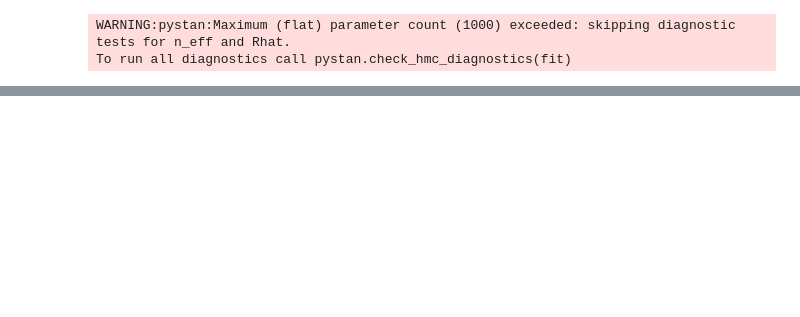
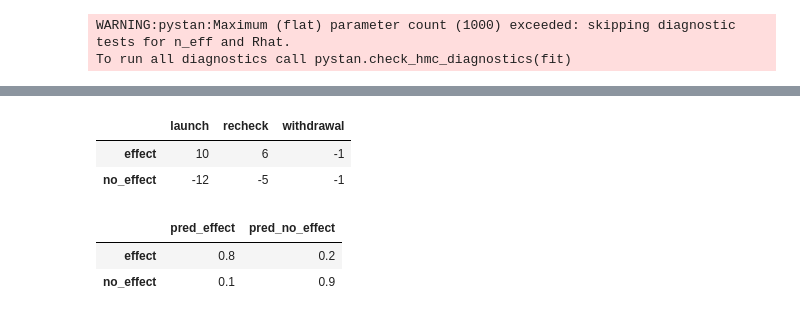
Before and after one commit to MasaAsami/LT_DecisionAnalysis, a Jupyter notebook: lt_decision_analysis.ipynb, the cells around one changed output, grey strips where cells are left out. Drawn from its saved outputs; the diff is of its cells as text; code cells hidden in the pictures; blank space fills up the shorter version.

```diff
--- a/lt_decision_analysis.ipynb
+++ b/lt_decision_analysis.ipynb
@@ -579,0 +629,27 @@ WARNING:matplotlib.font_manager:findfont: Font family ['sans-serif'] not found.
+# %%
+payoff_table = pd.DataFrame(
+    {
+        "launch" : [ 10,  -12],
+        "recheck" : [ 6,  -5 ],
+        "withdrawal" : [ -1,  -1 ],
+    }
+    ,index = ["effect", "no_effect"]
+)
+payoff_table
+# %% [output]
+|  | launch | recheck | withdrawal |
+| effect | 10 | 6 | -1 |
+| no_effect | -12 | -5 | -1 |
+# %%
+f_state = pd.DataFrame(
+    {
+        "pred_effect" : [ 0.8, 0.1 ],
+        "pred_no_effect" : [ 0.2,  0.9 ],
+    }
+    ,index = ["effect", "no_effect"]
+)
+f_state
+# %% [output]
+|  | pred_effect | pred_no_effect |
+| effect | 0.8 | 0.2 |
+| no_effect | 0.1 | 0.9 |
```
Also changed, not shown: parts of 13 cells of this notebook.
